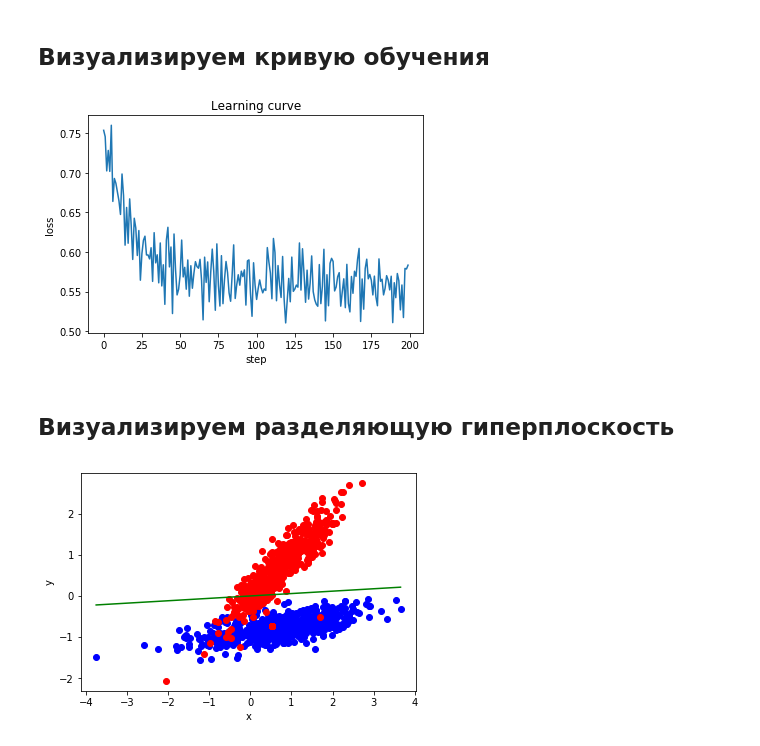
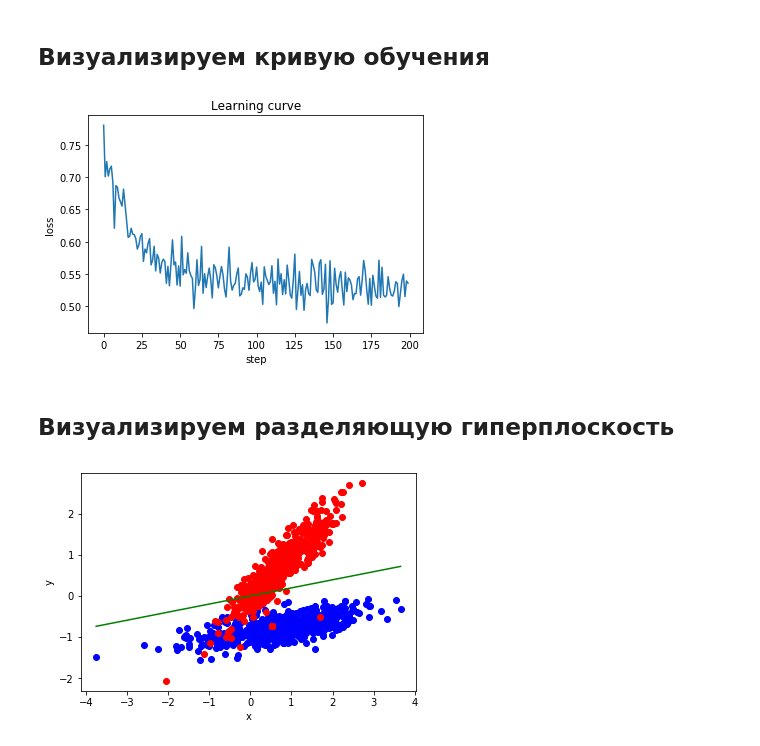
Before and after one commit to golovenkov/lectures, a Jupyter notebook: cv/004/004-classification.ipynb, the cells around one changed output. Cells and saved outputs as stored; diff of their text form; code cells hidden in the pictures.

```diff
--- a/cv/004/004-classification.ipynb
+++ b/cv/004/004-classification.ipynb
@@ -56,35 +60,36 @@ def py_func_with_grad(func, inp, Tout, grad, name = None, stateful = False, grap
 # %% [markdown]
 ## Реализация линейной опреаций
 # %%
-def linear_op_forward(X, W):
+def linear_op_forward(X, W, b):
     ''' Реализация линейной операции '''
-    return np.dot(X, W.T)  # аргументы являются numpy-массивами
+    return np.dot(X, W.T) + b  # аргументы являются numpy-массивами
 
 def linear_op_backward(op, grads):
     ''' Реализация вычисления градиента линейной операции '''
     X = op.inputs[0]  # тензор входных данных
-    W = op.inputs[1]  # тензор параметров модели
+    W = op.inputs[1]  # тензор параметров модели: weights
+
     dX = tf.multiply(grads, W)
-    dW = tf.reduce_sum(tf.multiply(X, grads),
+    dW = tf.reduce_mean(tf.multiply(X, grads),
                        axis = 0,
                        keep_dims = True)
-    return dX, dW
+    dB = tf.reduce_mean(grads, axis=0)
+    return dX, dW, dB
 
 def sigmoid_op_forward(X):
     # TODO: реализовать операцию sigmoid
-#     return np.zeros_like(X)
     return 1 / (1 + np.exp(-X))
 
 def sigmoid_op_backward(op, grads):
     # TODO: реализовать вычисление градиента для sigmoid
-#     return tf.zeros([1, 1])
     X = op.inputs[0]
-    dX = tf.multiply(grads, tf.multiply(tf.nn.sigmoid(X), tf.ones_like(X) - tf.nn.sigmoid(X)))
+    dX = tf.multiply(grads, tf.nn.sigmoid(X) * (tf.ones_like(X) - tf.nn.sigmoid(X)))
     return dX
 # %% [markdown]
 ## Создание графа вычислений и обучение модели
 # %%
 BATCH_SIZE = NUM_SAMPLES // 10
+print("batch_size: ", BATCH_SIZE)
 
 weights = None  # в этой переменной мы сохраним результат обучения модели
 learning_curve = []  # значения ошибки на каждой итерации обучения
@@ -101,10 +106,11 @@ with tf.Session(graph = tf.Graph()) as sess:  # инициализируем с
     var_W = tf.Variable(tf.random_uniform(shape = [1, NUM_FEATURES],
                                           dtype = tf.float32,
                                           seed = 54321))
+    var_b = tf.Variable(tf.zeros(shape=[1, ], dtype=tf.float32))
 
     # создаем переменную для результата предсказания модели
     var_Pred = py_func_with_grad(linear_op_forward,         # функция предсказания модели
-                                 [plh_X, var_W],            # аргументы функции
+                                 [plh_X, var_W, var_b],     # аргументы функции
                                  [tf.float32],              # тип выходных значений
                                  name = 'linear_op',        # имя операции
                                  grad = linear_op_backward, # функция для вычисления градиента
@@ -123,7 +129,7 @@ with tf.Session(graph = tf.Graph()) as sess:  # инициализируем с
 
     # инициализируем оптимизатор и указываем скорость обучения
 #     optimizer = tf.train.GradientDescentOptimizer(learning_rate = 0.5).minimize(cost)
-    optimizer = tf.train.AdamOptimizer(learning_rate = 0.1).minimize(cost)
+    optimizer = tf.train.AdamOptimizer(learning_rate = 0.1).minimize(cost)   # i like it
 
     # инициализируем placeholder'ы и переменные
     sess.run(tf.global_variables_initializer())
@@ -153,8 +159,9 @@ with tf.Session(graph = tf.Graph()) as sess:  # инициализируем с
             # выводим текущее значение ошибки для каждого 10го шага
             steps = len(learning_curve) - 1
             if steps % 10 == 0:
-                print('[%03d] loss=%.3f weights=%s' % (steps, loss, var_W.eval()))
+                print('[%03d] loss=%.3f weights=%s bias=%s' % (steps, loss, var_W.eval(), var_b.eval()))
 
     # сохраняем обученные веса
     weights = var_W.eval()
+    bias = var_b.eval()
 # %% [output]
@@ -186,18 +190,19 @@ plt.ylabel('loss')
 plt.title('Learning curve')
 plt.plot(learning_curve);
 # %% [output]
-[figure, old version]
+[figure, new version]
 # %% [markdown]
 ## Визуализируем разделяющую гиперплоскость
 # %%
-y_pred = - X[:, 0] * weights[0, 0] / weights[0, 1]
+y_pred = - X[:, 0] * weights[0, 0] / (weights[0, 1] + bias)
+# bias ???
 
 order = np.argsort(X[:, 0])
 
 plt.xlabel('x')
 plt.ylabel('y')
 plt.plot(X[ones, 0], X[ones, 1], 'ob',
          X[zeros, 0], X[zeros, 1], 'or',
          X[order, 0], y_pred[order], '-g');
 # %% [output]
-[figure, old version]
+[figure, new version]
```
Also changed, not shown: parts of 2 cells of this notebook.
